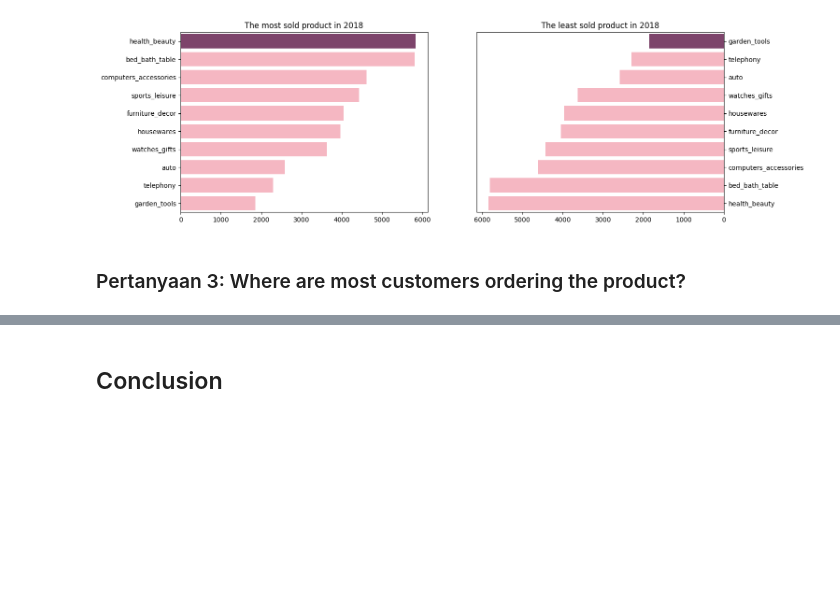
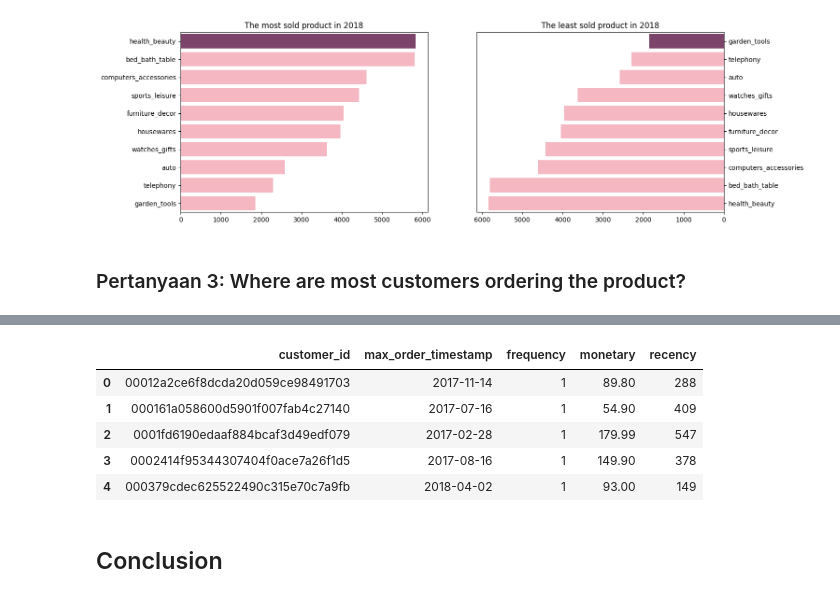
Before and after one commit to sayid-alt/olist-store-analysis-project, a Jupyter notebook: Brazilian_E_Commerce_Public_Dataset_by_Olist.ipynb, the cells around one changed output, grey strips where cells are left out. Drawn from its saved outputs; the diff is of its cells as text; code cells hidden in the pictures; blank space fills up the shorter version.

```diff
--- a/Brazilian_E_Commerce_Public_Dataset_by_Olist.ipynb
+++ b/Brazilian_E_Commerce_Public_Dataset_by_Olist.ipynb
@@ -1237,0 +1296,4 @@ Passing `palette` without assigning `hue` is deprecated and will be removed in v
+# %%
+# rename columns of rfm
+rfm_df.columns = ['customer_id', 'max_order_timestamp', 'frequency', 'monetary']
+rfm_df.info()
@@ -1237,0 +1321,4 @@ Passing `palette` without assigning `hue` is deprecated and will be removed in v
+# %%
+# initializing a recent date value from order time
+recent_date = orders_df['order_purchase_timestamp'].dt.date.max()
+recent_date
@@ -1237,0 +1327,4 @@ Passing `palette` without assigning `hue` is deprecated and will be removed in v
+# %%
+# format date
+rfm_df['max_order_timestamp'] = rfm_df['max_order_timestamp'].dt.date
+rfm_df.info()
@@ -1238,3 +1343,15 @@ Passing `palette` without assigning `hue` is deprecated and will be removed in v
+# %%
+# calculate recent date of customer order
+rfm_df['recency'] = rfm_df['max_order_timestamp'].apply(lambda x : (recent_date - x).days)
+# %%
+rfm_df.head()
+# %% [output]
+|  | customer_id | max_order_timestamp | frequency | monetary | recency |
+| 0 | 00012a2ce6f8dcda20d059ce98491703 | 2017-11-14 | 1 | 89.80 | 288 |
+| 1 | 000161a058600d5901f007fab4c27140 | 2017-07-16 | 1 | 54.90 | 409 |
+| 2 | 0001fd6190edaaf884bcaf3d49edf079 | 2017-02-28 | 1 | 179.99 | 547 |
+| 3 | 0002414f95344307404f0ace7a26f1d5 | 2017-08-16 | 1 | 149.90 | 378 |
+| 4 | 000379cdec625522490c315e70c7a9fb | 2018-04-02 | 1 | 93.00 | 149 |
 # %% [markdown]
 ## Conclusion
 # %% [markdown]
```
Also changed, not shown: parts of 13 cells of this notebook.
